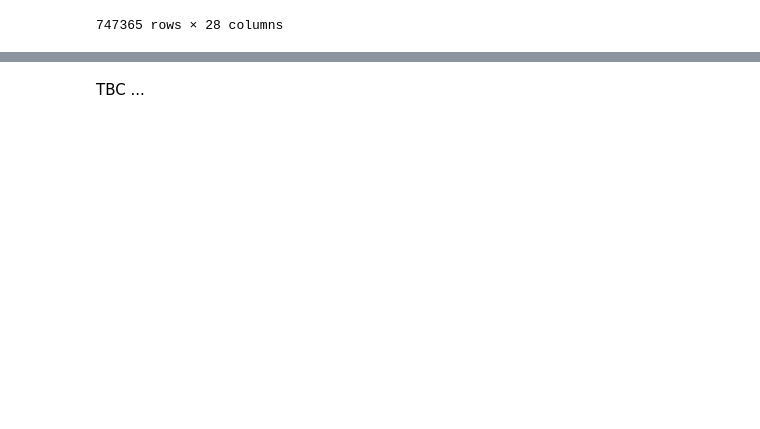
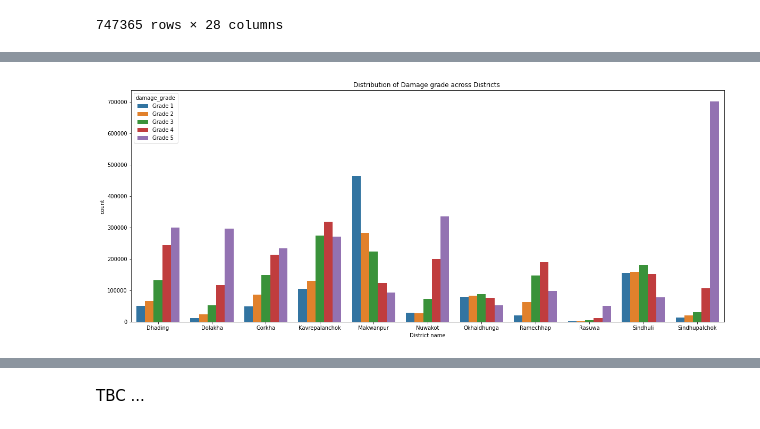
Before and after one commit to sandraabu/earthquake-damage, a Jupyter notebook: sql-earthquake.ipynb, the cells around one changed output, grey strips where cells are left out. Drawn from its saved outputs; the diff is of its cells as text; code cells hidden in the pictures; blank space fills up the shorter version.

```diff
--- a/sql-earthquake.ipynb
+++ b/sql-earthquake.ipynb
@@ -174,0 +385,12 @@ FROM household_earthquake_impact;
+# %%
+damage_districts = pd.read_sql("""
+
+SELECT bs.damage_grade, COUNT(bs.damage_grade) as count, w.vdcmun_name as municipality, w.district_name, bs.vdcmun_id
+FROM building_structure as bs
+LEFT JOIN ward_vdcmun_district_name_mapping as w
+ON bs.vdcmun_id = w.vdcmun_id
+WHERE bs.damage_grade IS NOT NULL
+GROUP BY w.district_name, bs.damage_grade;
+
+""", conn)
+damage_districts
@@ -174,0 +415,9 @@ FROM household_earthquake_impact;
+# %%
+
+plt.figure(figsize=(20,8))
+ax = sns.barplot(x='district_name', y='count',data=damage_districts, hue = 'damage_grade')
+plt.title("Distribution of Damage grade across Districts ")
+plt.xlabel("District name")
+plt.show()
+# %% [output]
+[figure, added]
```
Also changed, not shown: parts of 24 cells of this notebook.
